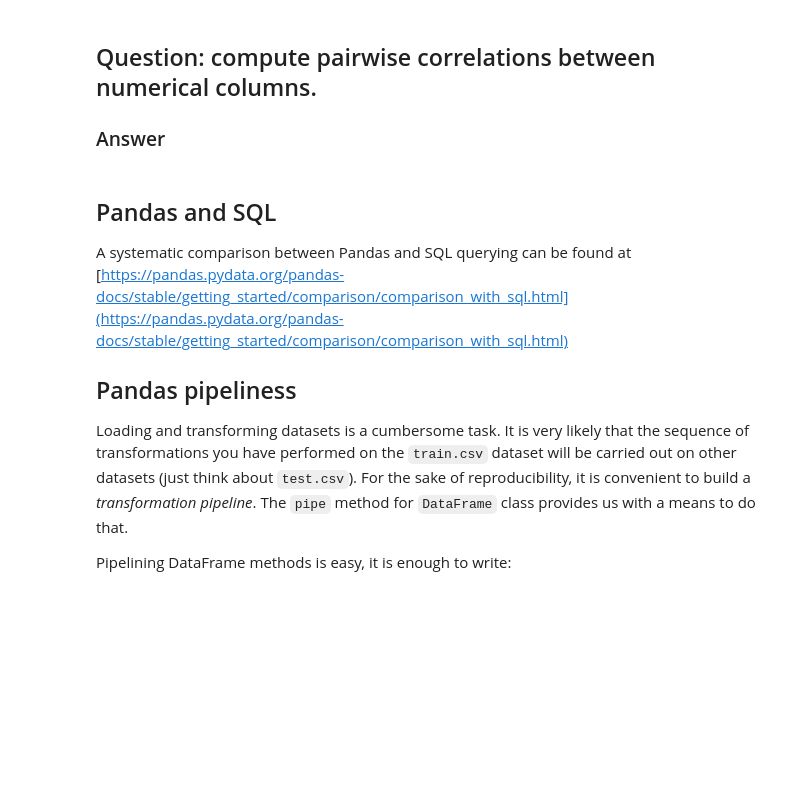
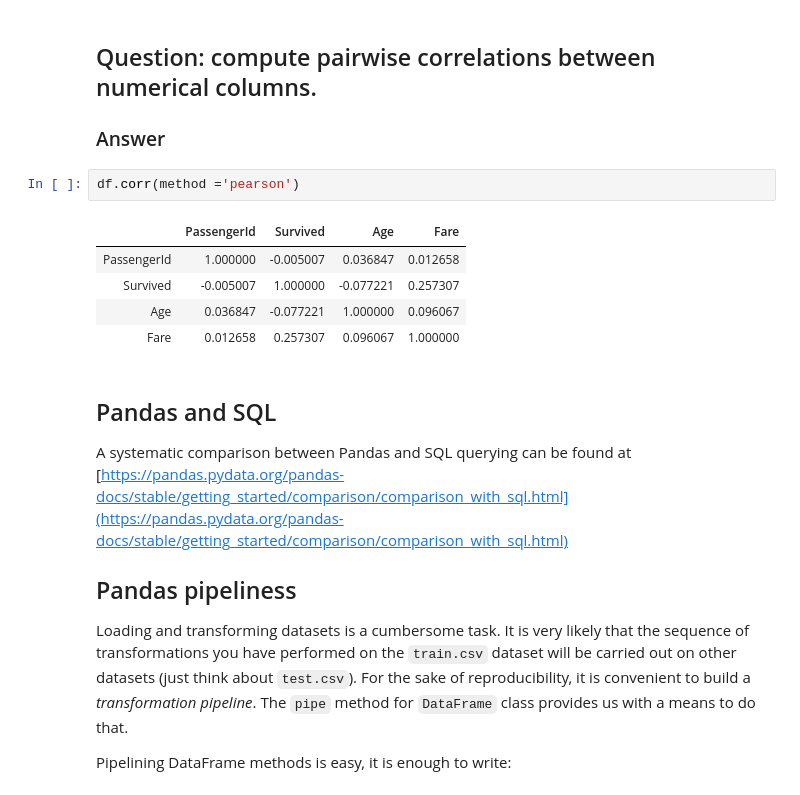
Before and after one commit to anis45/TechBigDataHomeWork, a Jupyter notebook: homework01.ipynb, the cells around one changed output. Cells and saved outputs as stored; diff of their text form; blank space fills up the shorter version.

```diff
--- a/homework01.ipynb
+++ b/homework01.ipynb
@@ -769,6 +774,14 @@ Name: Survived, dtype: float64
 
 
 ### Answer
+# %%
+df.corr(method ='pearson')
+# %% [output]
+|  | PassengerId | Survived | Age | Fare |
+| PassengerId | 1.000000 | -0.005007 | 0.036847 | 0.012658 |
+| Survived | -0.005007 | 1.000000 | -0.077221 | 0.257307 |
+| Age | 0.036847 | -0.077221 | 1.000000 | 0.096067 |
+| Fare | 0.012658 | 0.257307 | 0.096067 | 1.000000 |
 # %% [markdown]
 
 
```
Also changed, not shown: parts of 3 cells of this notebook.
